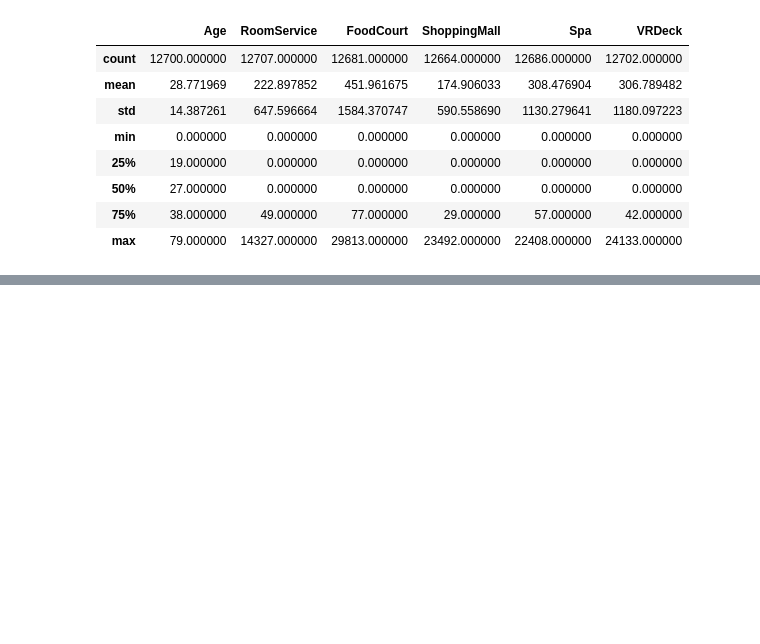
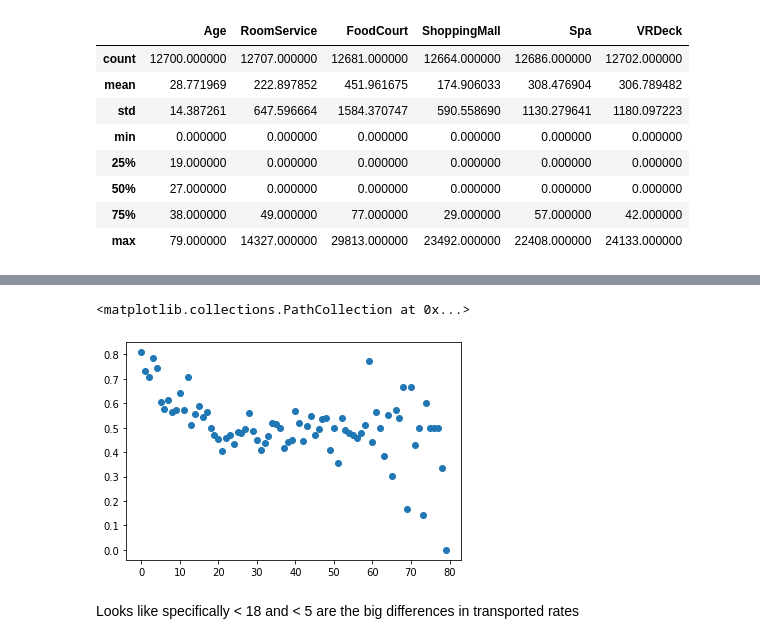
Before and after one commit to MikaO13/Spaceship-Classification, a Jupyter notebook: titanic-spaceship.ipynb, the cells around one changed output, grey strips where cells are left out. Drawn from its saved outputs; the diff is of its cells as text; code cells hidden in the pictures; blank space fills up the shorter version.

```diff
--- a/titanic-spaceship.ipynb
+++ b/titanic-spaceship.ipynb
@@ -100,0 +147,22 @@ df['GroupCount'] = df['GGGG'].apply(lambda x: grouplist[x])
+# %%
+age_transported = {}
+for i, person in temp.iterrows():
+    if person['Transported']:
+        if person['Age'] in age_transported:
+            age_transported[person['Age']] += 1
+        else:
+            age_transported[person['Age']] = 1
+
+valcounts = temp['Age'].value_counts()
+for i in valcounts.index:
+    if i not in age_transported:
+        age_transported[i] = 0
+    else:
+        age_transported[i] /= valcounts[i]
+
+plt.scatter(age_transported.keys(), age_transported.values())
+# %% [output]
+<matplotlib.collections.PathCollection at 0x...>
+[figure, added]
+# %% [markdown]
+Looks like specifically < 18 and < 5 are the big differences in transported rates
```
Also changed, not shown: parts of 26 cells of this notebook, 1 other file.
